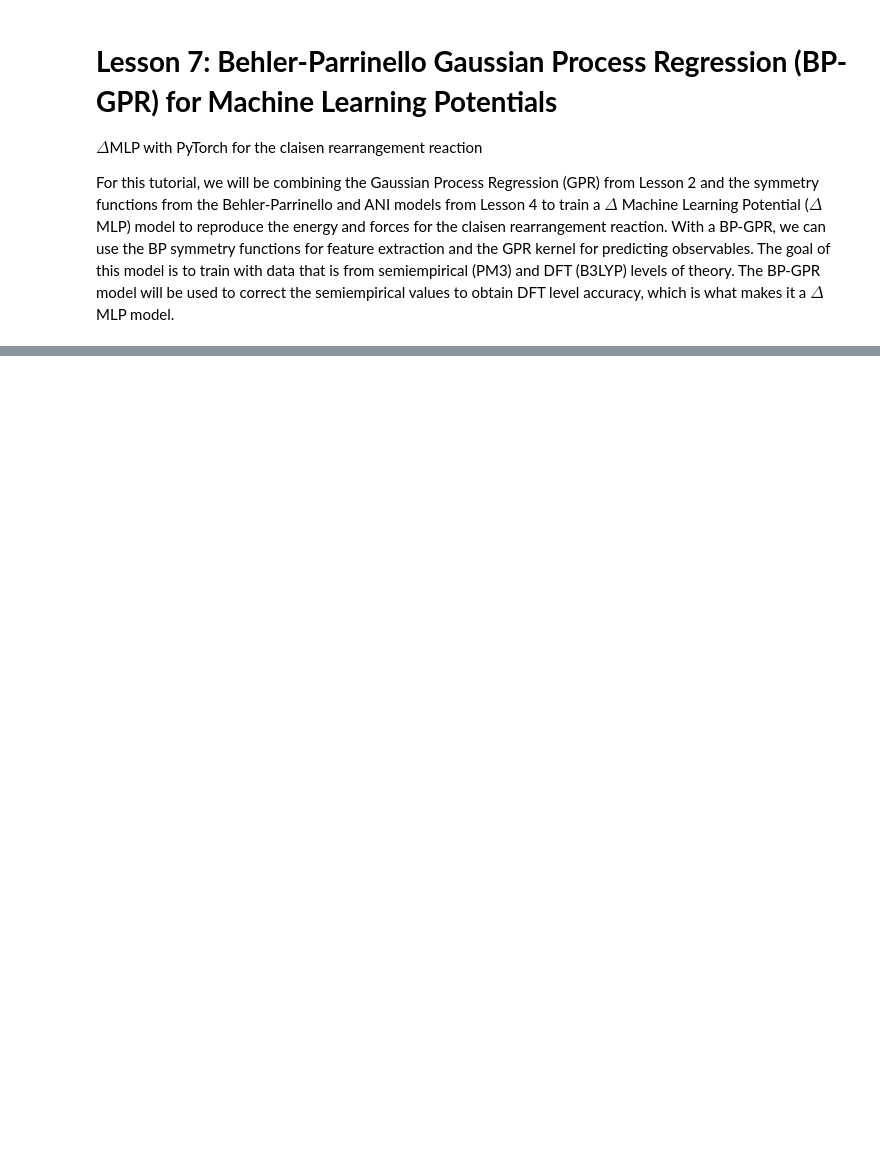
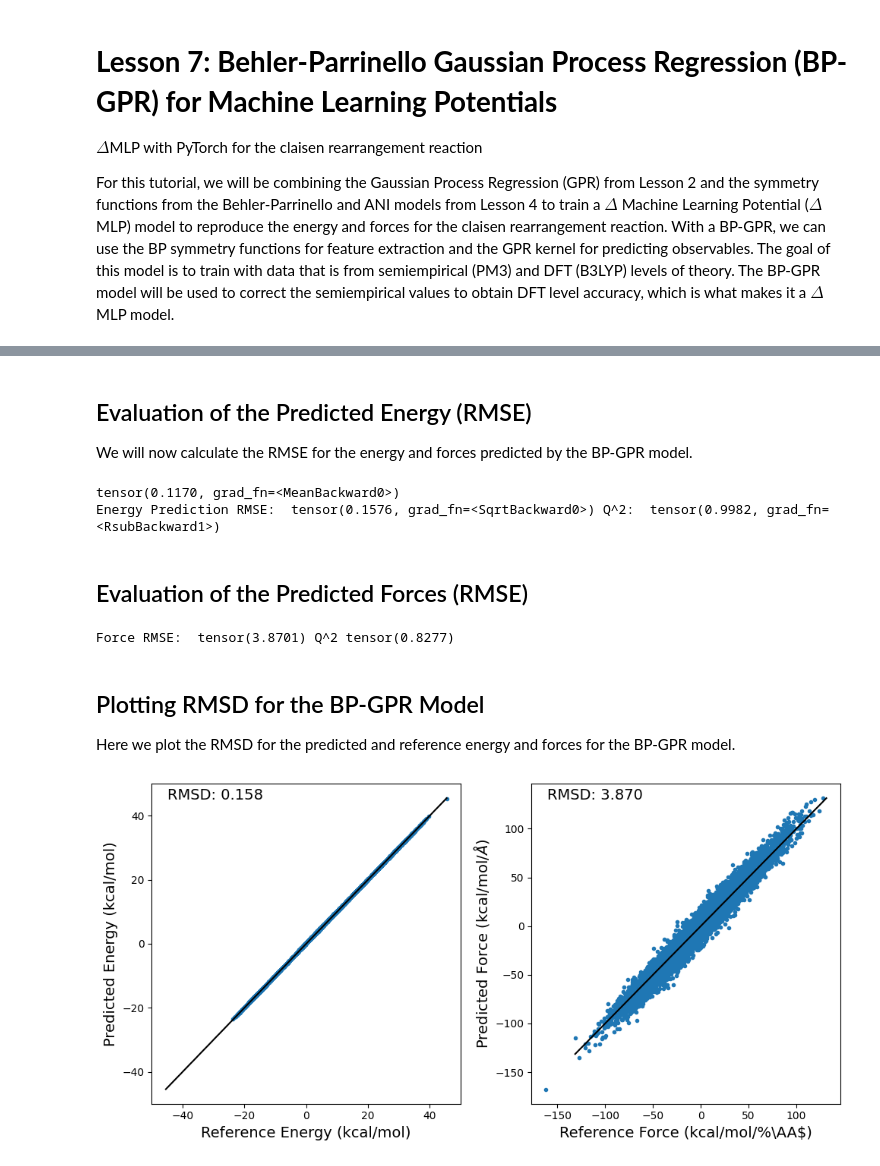
Before and after one commit to cc-ats/mlp_tutorial, a Jupyter notebook: Lesson7_BP-GPR_MLP.ipynb, the cells around one changed output, grey strips where cells are left out. Saved outputs shown, nothing was run; the diff lists cells and outputs as text; code cells hidden in the pictures; blank space fills up the shorter version.

```diff
--- a/Lesson7_BP-GPR_MLP.ipynb
+++ b/Lesson7_BP-GPR_MLP.ipynb
@@ -402,0 +299,72 @@ Force RMSE:  tensor(4.0728) Q^2 tensor(0.8092)
+# %% [markdown]
+## Evaluation of the Predicted Energy (RMSE)
+
+We will now calculate the RMSE for the energy and forces predicted by the BP-GPR model.
+# %%
+model.eval()
+likelihood.eval()
+
+# Prepare testing set
+qm_coord = torch.autograd.Variable(qm_coord, requires_grad=True)
+X_test = descriptor.forward(qm_coord, atom_types)
+shape = X_test.shape
+X_test = X_test.reshape(shape[0], shape[1]*shape[2])
+
+# Make predictions
+y_preds = likelihood(model(X_test))
+
+y_mean = y_preds.mean
+y_var = y_preds.variance
+y_covar = y_preds.covariance_matrix
+
+def eval(ref, pred):
+    rmse = torch.sqrt(torch.mean((ref-pred)**2))
+    q2 = 1 - torch.sum((ref-pred)**2)/torch.sum((ref-torch.mean(ref))**2)
+    return rmse, q2
+
+print(torch.mean(y_var))
+# Evaluate performance on energy predictions
+y_rmse, y_q2 = eval(energy ,y_mean)
+print("Energy Prediction RMSE: ", y_rmse,"Q^2: ", y_q2)
+# %% [output]
+tensor(0.1170, grad_fn=<MeanBackward0>)
+Energy Prediction RMSE:  tensor(0.1576, grad_fn=<SqrtBackward0>) Q^2:  tensor(0.9982, grad_fn=<RsubBackward1>)
+# %% [markdown]
+## Evaluation of the Predicted Forces (RMSE)
+# %%
+auto_grad, = torch.autograd.grad(y_mean.sum(), [qm_coord])
+rmse = torch.sqrt(torch.mean((auto_grad - qm_gradient)**2))
+q2 = 1 - torch.sum((qm_gradient-auto_grad)**2)/torch.sum((qm_gradient-torch.mean(qm_gradient))**2)
+print("Force RMSE: ", rmse, "Q^2", q2)
+# %% [output]
+Force RMSE:  tensor(3.8701) Q^2 tensor(0.8277)
+# %% [markdown]
+## Plotting RMSD for the BP-GPR Model
+
+Here we plot the RMSD for the predicted and reference energy and forces for the BP-GPR model.
+# %%
+import matplotlib.pyplot as plt
+
+fig, ax = plt.subplots(1,2,figsize=(10,5))
+
+e1 = energy.cpu().detach().numpy() + np.load(ds.open("https://github.com/cc-ats/mlp_tutorial/raw/main/Claisen_Rearrangement/energy_sqm.npy","rb")) * 27.2114 * 23.061
+e2 = y_mean.cpu().detach().numpy() + np.load(ds.open("https://github.com/cc-ats/mlp_tutorial/raw/main/Claisen_Rearrangement/energy_sqm.npy","rb")) * 27.2114 * 23.061
+ax[0].plot(e1, e2, linestyle='none', marker='.', )
+ax[0].plot([np.max(np.concatenate((e1,e2))), -np.max(np.concatenate((e1,e2)))], [np.max(np.concatenate((e1,e2))), -np.max(np.concatenate((e1,e2)))], color="k", linewidth=1.5)
+ax[0].set_xlabel("Reference Energy (kcal/mol)", size=14)
+ax[0].set_ylabel("Predicted Energy (kcal/mol)", size=14)
+ax[0].annotate('RMSD: %.3f' % np.sqrt(np.mean((e1 - e2)**2)), xy=(0.05, 0.95), xycoords='axes fraction', size=14)
+
+f1 = -qm_gradient.cpu().detach().numpy().reshape(-1) - np.load(ds.open("https://github.com/cc-ats/mlp_tutorial/raw/main/Claisen_Rearrangement/qm_grad_sqm.npy","rb")).reshape(-1) * 27.2114 * 23.061 / 0.529177249
+f2 = -auto_grad.cpu().detach().numpy().reshape(-1) - np.load(ds.open("https://github.com/cc-ats/mlp_tutorial/raw/main/Claisen_Rearrangement/qm_grad_sqm.npy","rb")).reshape(-1) * 27.2114 * 23.061 / 0.529177249
+
+ax[1].plot(f1, f2, linestyle='none', marker='.', )
+plt.plot([-np.abs(np.max(np.concatenate((f1,f2)))), np.max(np.concatenate((f1,f2)))], [-np.max(np.concatenate((f1,f2))), np.max(np.concatenate((f1,f2)))], color="k", linewidth=1.5)
+ax[1].set_xlabel(r"Reference Force (kcal/mol/%\AA$)", size=14)
+ax[1].set_ylabel(r"Predicted Force (kcal/mol/$\AA$)", size=14)
+ax[1].annotate('RMSD: %.3f' % np.sqrt(np.mean((f1 - f2)**2)), xy=(0.05, 0.95), xycoords='axes fraction', size=14)
+
+plt.tight_layout()
+plt.savefig('rmsd.png', dpi=300)
+# %% [output]
+[figure, added]
```
Also changed, not shown: parts of 37 cells of this notebook.
